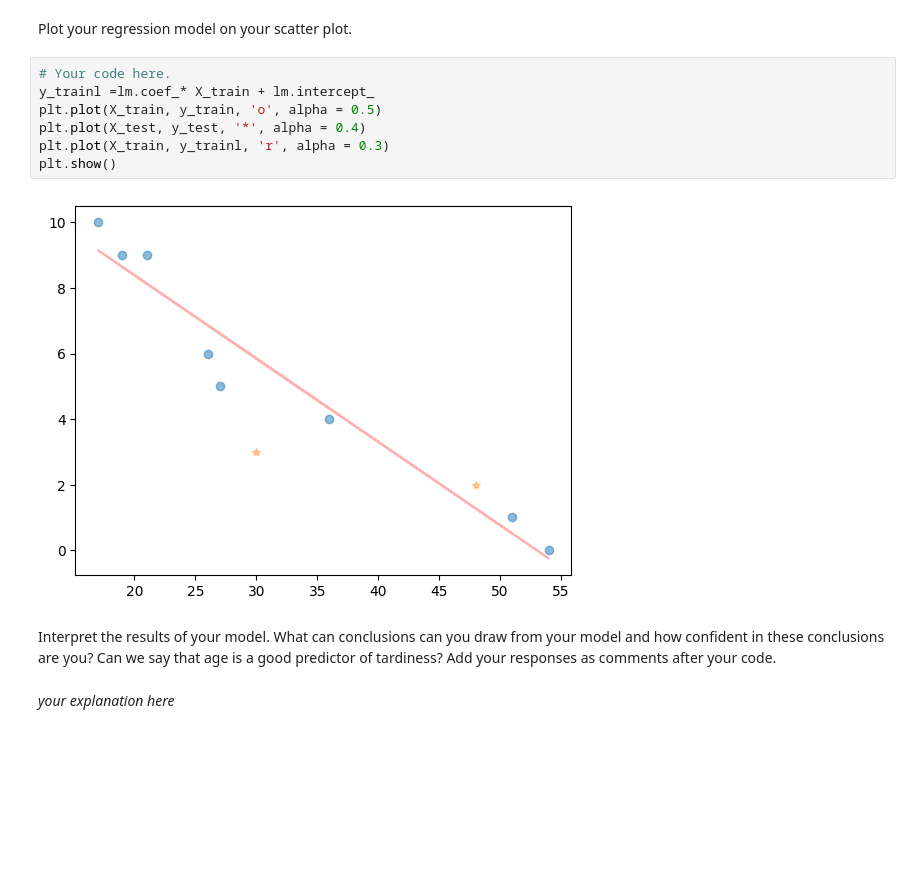
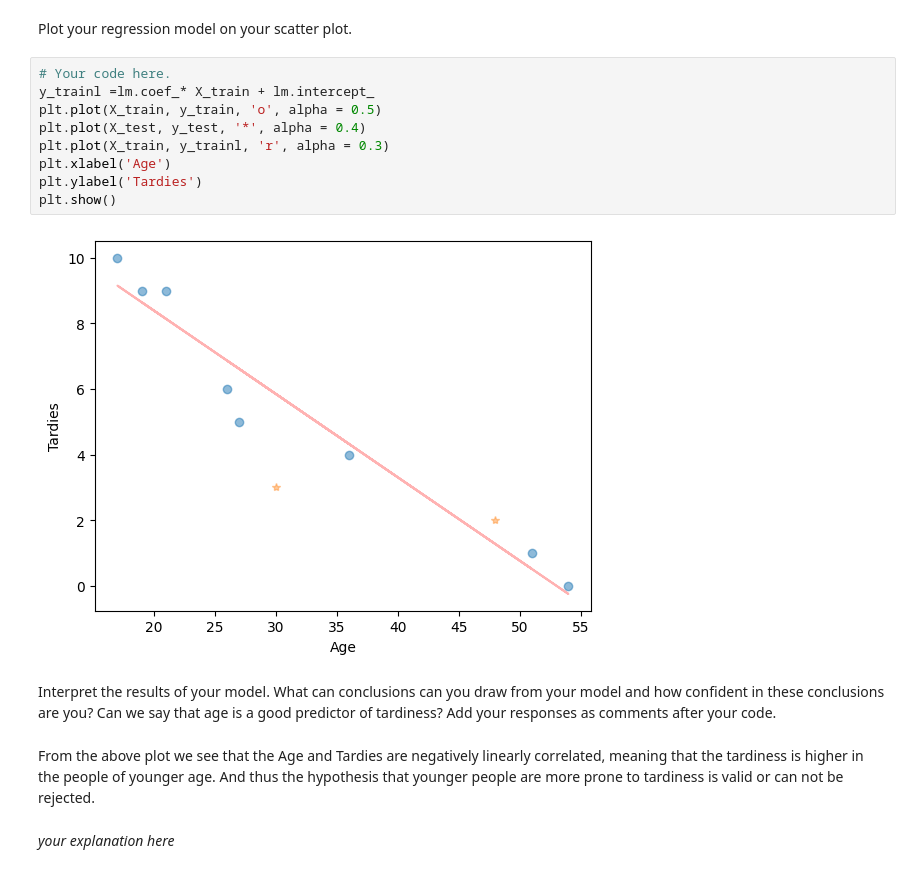
Before and after one commit to ironhack-labs/lab-regression-analysis-en, a Jupyter notebook: your-code/lab-regression-analysis.ipynb, the cells around one changed output. Saved outputs shown, nothing was run; the diff lists cells and outputs as text; blank space fills up the shorter version.

```diff
--- a/your-code/lab-regression-analysis.ipynb
+++ b/your-code/lab-regression-analysis.ipynb
@@ -114,14 +116,18 @@ Plot your regression model on your scatter plot.
 # %%
 # Your code here.
 y_trainl =lm.coef_* X_train + lm.intercept_
 plt.plot(X_train, y_train, 'o', alpha = 0.5)
 plt.plot(X_test, y_test, '*', alpha = 0.4)
 plt.plot(X_train, y_trainl, 'r', alpha = 0.3)
+plt.xlabel('Age')
+plt.ylabel('Tardies')
 plt.show()
 # %% [output]
-[figure, old version]
+[figure, new version]
 # %% [markdown]
 Interpret the results of your model. What can conclusions can you draw from your model and how confident in these conclusions are you? Can we say that age is a good predictor of tardiness? Add your responses as comments after your code.
+# %% [markdown]
+From the above plot we see that the Age and Tardies are negatively linearly correlated, meaning that the tardiness is higher in the people of younger age. And thus the hypothesis that younger people are more prone to tardiness is valid or can not be rejected.
 # %% [markdown]
 *your explanation here*
 # %% [markdown]
```
Also changed, not shown: parts of 2 cells of this notebook.
